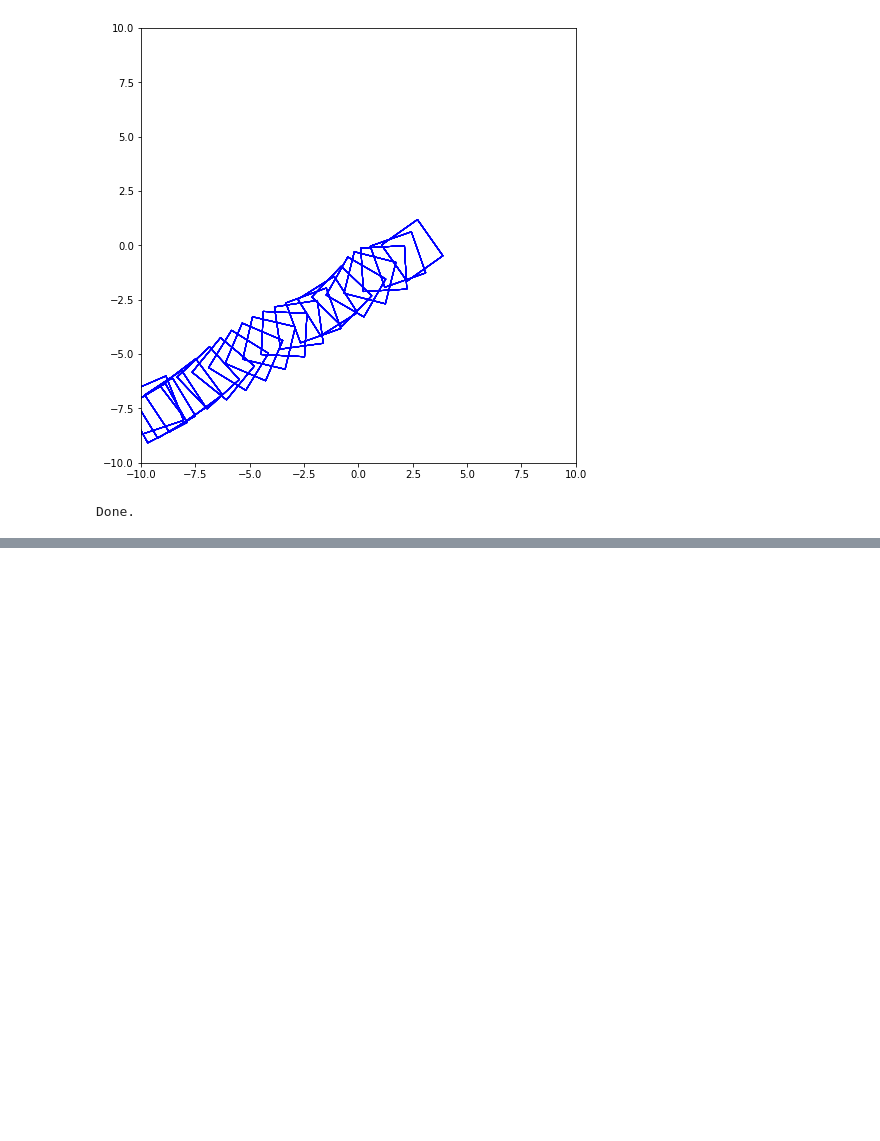
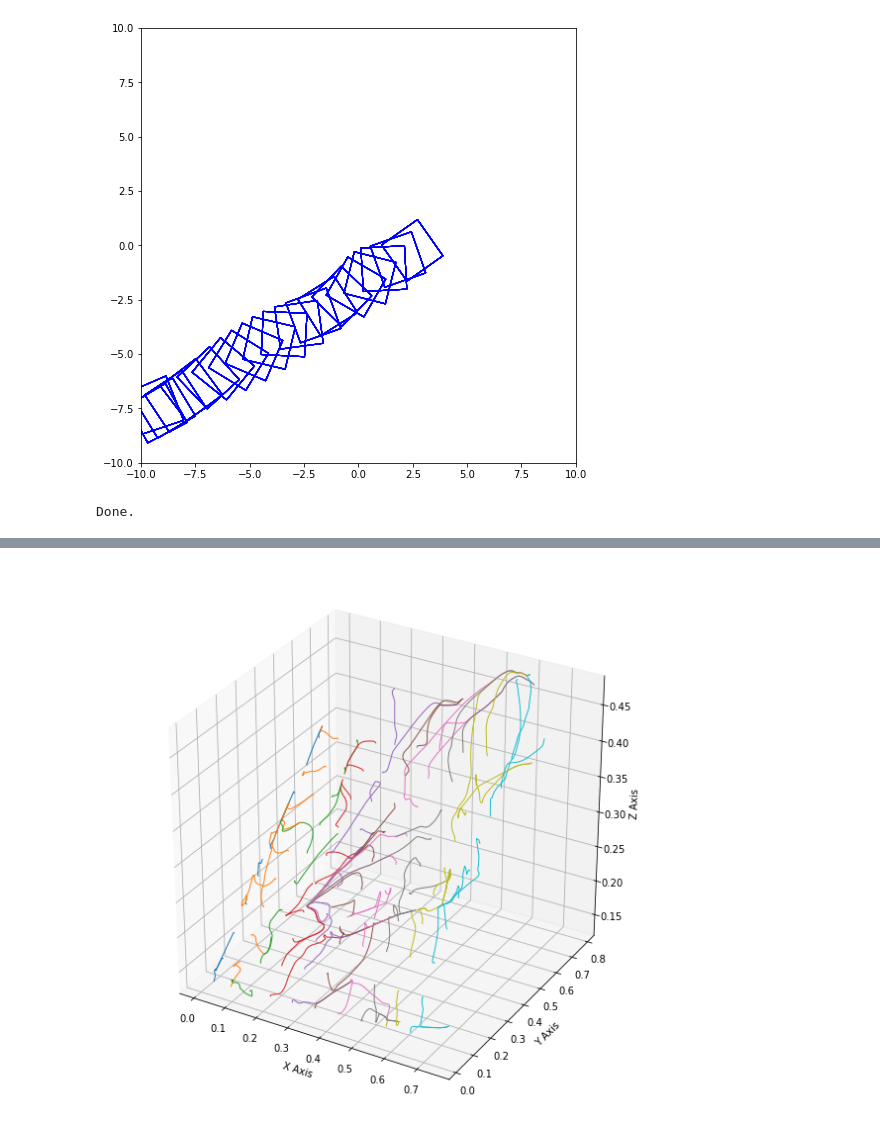
Before and after one commit to lawsonfulton/research-experiments, a Jupyter notebook: box-auto-enc/experiment book.ipynb, the cells around one changed output, grey strips where cells are left out. Cells and saved outputs as stored; diff of their text form; code cells hidden in the pictures; blank space fills up the shorter version.

```diff
--- a/box-auto-enc/experiment book.ipynb
+++ b/box-auto-enc/experiment book.ipynb
@@ -1010,3 +1011,72 @@ print("Done.")
 # %% [output]
 [figure]
 Done.
+# %%
+# fig = plt.figure(figsize=(8, 8))
+# ax = fig.add_subplot(111)
+# ax.set_xlim([-10, 10])
+# ax.set_ylim([-10, 10])
+# ax.set_aspect('equal')
+
+# starting_pos = [0.0, 0.0]
+# starting_theta = 0.0
+# starting_box = boxes.generate_samples(offsets=[starting_pos], thetas=[starting_theta])
+# starting_q = encoder.predict(starting_box)
+# input_box = starting_box
+# for i in range(4000):
+#     boxes.draw_from_samples(ax, starting_box, 'r')
+
+#     predicted_box = autoencoder.predict(starting_box)
+#     boxes.draw_from_samples(ax, predicted_box, 'b')
+#     starting_box = predicted_box
+
+# plt.show()
+
+import numpy as np
+from mpl_toolkits.mplot3d import Axes3D
+fig = plt.figure(figsize=(10, 10))
+ax = fig.gca(projection='3d')
+
+
+num_divisions = 10
+
+dt = 0.01
+stepCnt = 1000
+
+
+for i in range(num_divisions):
+    for j in range(num_divisions):
+        print("Step:", i*num_divisions + j)
+        starting_pos = [-8.5*(1.0-i*1.0/num_divisions) + 8.5*(i*1.0/num_divisions),
+                        -8.5*(1.0-j*1.0/num_divisions) + 8.5*(j*1.0/num_divisions)]
+        starting_theta = 0.0
+        starting_box = boxes.generate_samples(offsets=[starting_pos], thetas=[starting_theta])
+        starting_q = encoder.predict(starting_box)
+
+        # Need one more for the initial values
+        xs = np.empty((stepCnt + 1,))
+        ys = np.empty((stepCnt + 1,))
+        zs = np.empty((stepCnt + 1,))
+
+        # Setting initial values
+        xs[0], ys[0], zs[0] = tuple(starting_q[0])
+
+        # Stepping through "time"
+        q = starting_q
+
+        for k in range(stepCnt):
+            new_q = encoder.predict(decoder.predict(q))
+            xs[k + 1], ys[k + 1], zs[k + 1] = tuple(new_q[0])
+            q = new_q
+
+
+
+        ax.plot(xs, ys, zs, lw=1)
+
+ax.set_xlabel("X Axis")
+ax.set_ylabel("Y Axis")
+ax.set_zlabel("Z Axis")
+
+
+plt.show()
+# %% [output]
@@ -1012,0 +1100 @@ Done.
+[figure, added]
```
Also changed, not shown: parts of 3 cells of this notebook, 23 other files.
